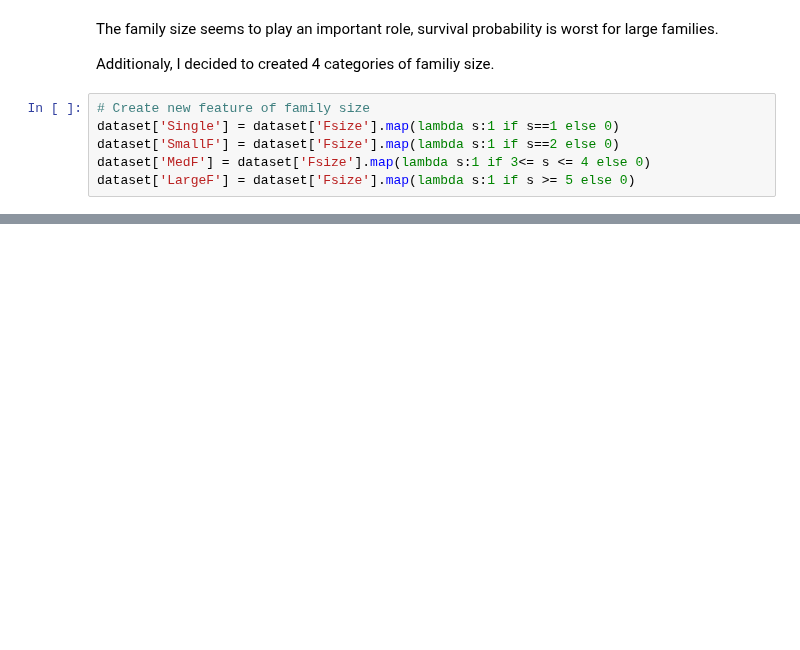
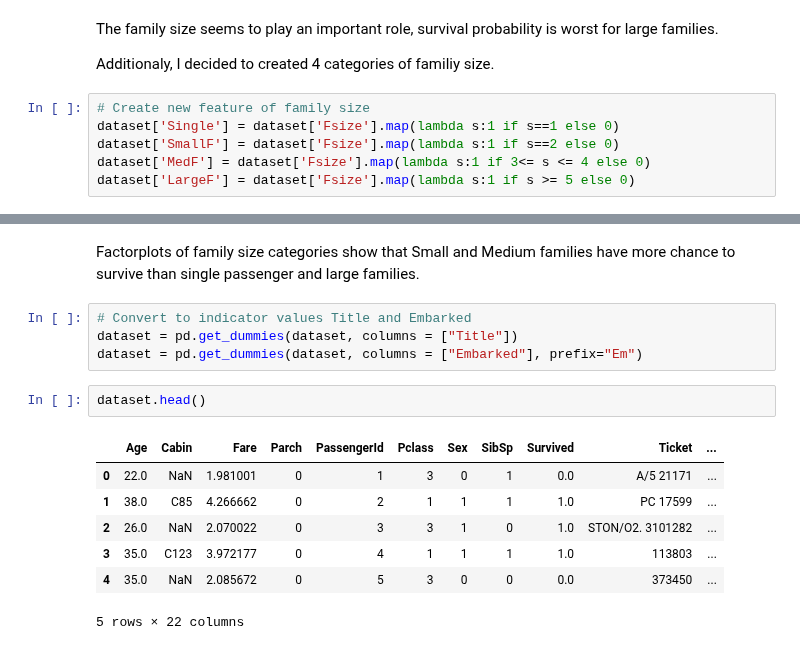
Before and after one commit to JohnHeo04/Day_by_day, a Jupyter notebook: Titanic Top 4% with ensemble modeling_3rd.ipynb, the cells around one changed output, grey strips where cells are left out. Saved outputs shown, nothing was run; the diff lists cells and outputs as text; blank space fills up the shorter version.

```diff
--- a/Titanic Top 4% with ensemble modeling_3rd.ipynb
+++ b/Titanic Top 4% with ensemble modeling_3rd.ipynb
@@ -579,0 +586,16 @@ g = sns.factorplot(x="LargeF", y="Survived", data=d)
+# %% [markdown]
+Factorplots of family size categories show that Small and Medium families have more chance to survive than single passenger and large families.
+# %%
+# Convert to indicator values Title and Embarked
+dataset = pd.get_dummies(dataset, columns = ["Title"])
+dataset = pd.get_dummies(dataset, columns = ["Embarked"], prefix="Em")
+# %%
+dataset.head()
+# %% [output]
+|  | Age | Cabin | Fare | Parch | PassengerId | Pclass | Sex | SibSp | Survived | Ticket | ... |
+| 0 | 22.0 | NaN | 1.981001 | 0 | 1 | 3 | 0 | 1 | 0.0 | A/5 21171 | ... |
+| 1 | 38.0 | C85 | 4.266662 | 0 | 2 | 1 | 1 | 1 | 1.0 | PC 17599 | ... |
+| 2 | 26.0 | NaN | 2.070022 | 0 | 3 | 3 | 1 | 0 | 1.0 | STON/O2. 3101282 | ... |
+| 3 | 35.0 | C123 | 3.972177 | 0 | 4 | 1 | 1 | 1 | 1.0 | 113803 | ... |
+| 4 | 35.0 | NaN | 2.085672 | 0 | 5 | 3 | 0 | 0 | 0.0 | 373450 | ... |
+5 rows × 22 columns
```
Also changed, not shown: parts of 17 cells of this notebook.
